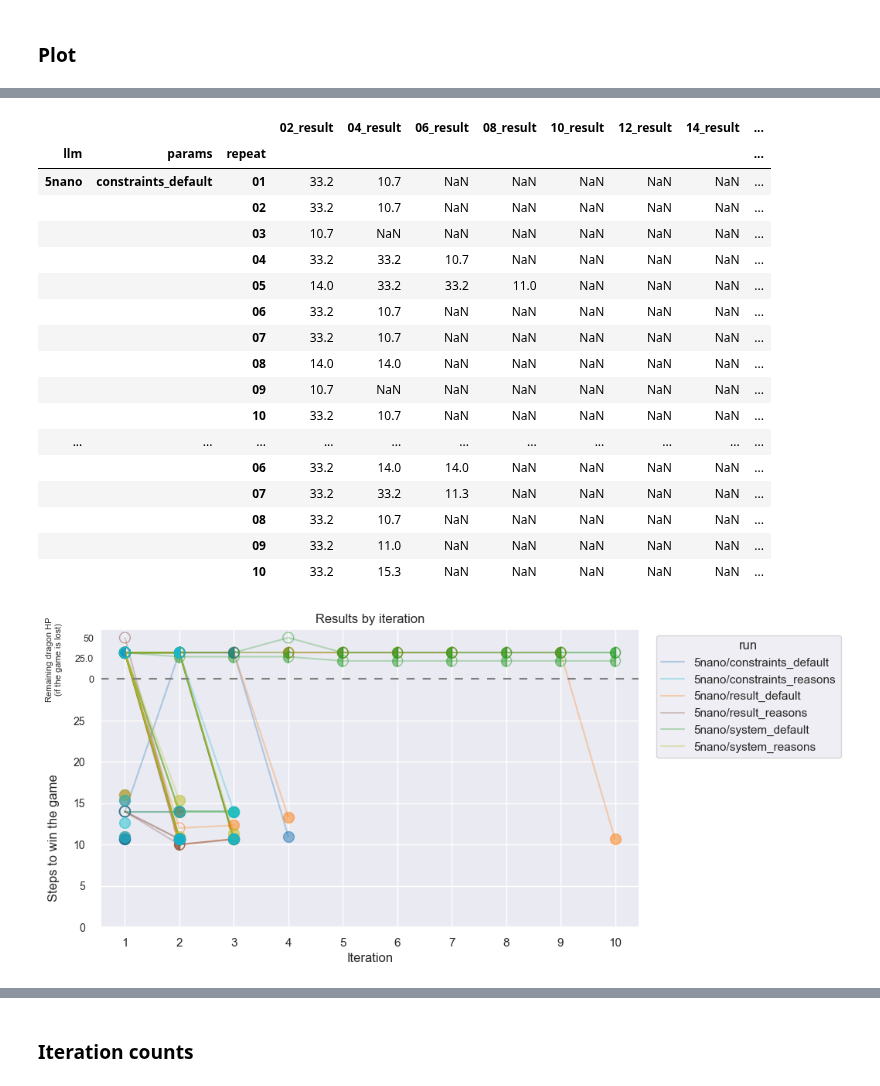
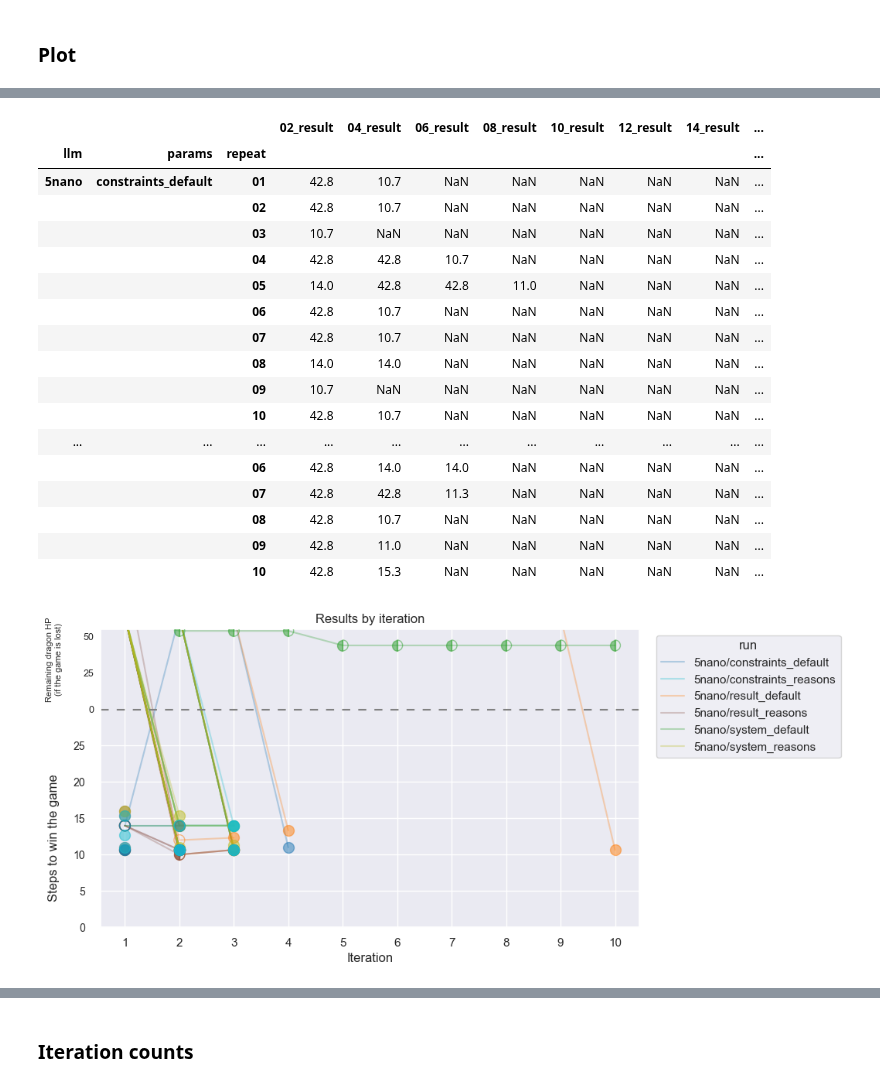
Before and after one commit to smartarch/llm-adaptation, a Jupyter notebook: generated_adaptations/plot_dragon.ipynb, the cells around one changed output, grey strips where cells are left out. Drawn from its saved outputs; the diff is of its cells as text; code cells hidden in the pictures.

Commit message:
Add plot for "dead end"

```diff
--- a/generated_adaptations/plot_dragon.ipynb
+++ b/generated_adaptations/plot_dragon.ipynb
@@ -132,7 +132,7 @@ for folder in folders:
             result = results["steps"]
             if result is None:
                 # result = "-"
-                result = 30 + results.get("dragon_hp", 0) / 10  # penalize remaining HP
+                result = 30 + results.get("dragon_hp", 0) / 2.5  # penalize remaining HP
             summary.loc[len(summary) - 1, code + "_result"] = result
         else:
             print(f"Unknown file: {file}")
@@ -223,22 +223,22 @@ stop_by_constraints
 # %% [output]
 |  |  |  | 02_result | 04_result | 06_result | 08_result | 10_result | 12_result | 14_result | ... |
 | llm | params | repeat |  |  |  |  |  |  |  | ... |
-| 5nano | constraints_default | 01 | 33.2 | 10.7 | NaN | NaN | NaN | NaN | NaN | ... |
-|  |  | 02 | 33.2 | 10.7 | NaN | NaN | NaN | NaN | NaN | ... |
+| 5nano | constraints_default | 01 | 42.8 | 10.7 | NaN | NaN | NaN | NaN | NaN | ... |
+|  |  | 02 | 42.8 | 10.7 | NaN | NaN | NaN | NaN | NaN | ... |
 |  |  | 03 | 10.7 | NaN | NaN | NaN | NaN | NaN | NaN | ... |
-|  |  | 04 | 33.2 | 33.2 | 10.7 | NaN | NaN | NaN | NaN | ... |
-|  |  | 05 | 14.0 | 33.2 | 33.2 | 11.0 | NaN | NaN | NaN | ... |
-|  |  | 06 | 33.2 | 10.7 | NaN | NaN | NaN | NaN | NaN | ... |
-|  |  | 07 | 33.2 | 10.7 | NaN | NaN | NaN | NaN | NaN | ... |
+|  |  | 04 | 42.8 | 42.8 | 10.7 | NaN | NaN | NaN | NaN | ... |
+|  |  | 05 | 14.0 | 42.8 | 42.8 | 11.0 | NaN | NaN | NaN | ... |
+|  |  | 06 | 42.8 | 10.7 | NaN | NaN | NaN | NaN | NaN | ... |
+|  |  | 07 | 42.8 | 10.7 | NaN | NaN | NaN | NaN | NaN | ... |
 |  |  | 08 | 14.0 | 14.0 | NaN | NaN | NaN | NaN | NaN | ... |
 |  |  | 09 | 10.7 | NaN | NaN | NaN | NaN | NaN | NaN | ... |
-|  |  | 10 | 33.2 | 10.7 | NaN | NaN | NaN | NaN | NaN | ... |
+|  |  | 10 | 42.8 | 10.7 | NaN | NaN | NaN | NaN | NaN | ... |
 | ... | ... | ... | ... | ... | ... | ... | ... | ... | ... | ... |
-|  |  | 06 | 33.2 | 14.0 | 14.0 | NaN | NaN | NaN | NaN | ... |
-|  |  | 07 | 33.2 | 33.2 | 11.3 | NaN | NaN | NaN | NaN | ... |
-|  |  | 08 | 33.2 | 10.7 | NaN | NaN | NaN | NaN | NaN | ... |
-|  |  | 09 | 33.2 | 11.0 | NaN | NaN | NaN | NaN | NaN | ... |
-|  |  | 10 | 33.2 | 15.3 | NaN | NaN | NaN | NaN | NaN | ... |
+|  |  | 06 | 42.8 | 14.0 | 14.0 | NaN | NaN | NaN | NaN | ... |
+|  |  | 07 | 42.8 | 42.8 | 11.3 | NaN | NaN | NaN | NaN | ... |
+|  |  | 08 | 42.8 | 10.7 | NaN | NaN | NaN | NaN | NaN | ... |
+|  |  | 09 | 42.8 | 11.0 | NaN | NaN | NaN | NaN | NaN | ... |
+|  |  | 10 | 42.8 | 15.3 | NaN | NaN | NaN | NaN | NaN | ... |
 # %%
 plot_df = plot_data.T.copy()  # index: result columns like `02_result`, columns: MultiIndex (llm, params, repeat)
 orig_cols = plot_df.columns  # MultiIndex
@@ -285,34 +285,34 @@ for col, label in zip(orig_cols, labels):
     if half_idx:
         ax.scatter([x[i] for i in half_idx], [y[i] for i in half_idx], marker=MarkerStyle("o", fillstyle="left"), color=color, **scatter_kwargs)
         ax.scatter([x[i] for i in half_idx], [y[i] for i in half_idx], marker=MarkerStyle("o", fillstyle="right"), color="none", edgecolors=color, **scatter_kwargs)
     if fail_idx:
         ax.scatter([x[i] for i in fail_idx], [y[i] for i in fail_idx], marker='o', color=color, facecolors='none', **scatter_kwargs)
 
 # finalize axes
 ax.set_xticks(x)
 ax.set_xticklabels(x)  # iterations 1,2,3,...
 ax.set_xlabel("Iteration")
 
 # y axis
 xlim = ax.get_xlim()
 ax.plot(xlim, [30, 30], linestyle=(0, (5, 5)), c='gray')
 ax.set_xlim(xlim)
 major_ticks = list(range(0, 30, 5))
-minor_ticks = [30, 32.5, 35]
-ax.set_ylim(0, 36)
+minor_ticks = [30, 35, 40]
+ax.set_ylim(0, 41)
 ax.set_yticks(major_ticks)
 ax.set_yticks(minor_ticks, minor=True)
 ax.set_yticklabels([str(t) for t in major_ticks])
-ax.yaxis.set_minor_formatter(FixedFormatter([str((t - 30) * 10) for t in minor_ticks]))
+ax.yaxis.set_minor_formatter(FixedFormatter([str((t - 30) * 5) for t in minor_ticks]))
 ax.tick_params(axis='y', which='major', length=8, width=1.2, labelsize=10, pad=6)
 ax.tick_params(axis='y', which='minor', length=4, width=1.0, labelsize=9, pad=2, labelbottom=True)
 ax.text(-0.3, 0.3, "Steps to win the game", transform=ax.get_xaxis_transform(), rotation=90, ha='center', va='center', fontsize=12)
 ax.text(-0.3, 0.9, "Remaining dragon HP\n(if the game is lost)", transform=ax.get_xaxis_transform(), rotation=90, ha='center', va='center', fontsize=8)
 # ax.set_ylabel("Result (steps)")
 
 ax.set_title("Results by iteration")
 ax.legend(title="run", bbox_to_anchor=(1.02, 1), loc="upper left")
 # plt.tight_layout()
 plt.show()
 # %% [output]
-[figure, old version]
+[figure, new version]
```
Also changed, not shown: parts of 5 cells of this notebook, 1 other file.
